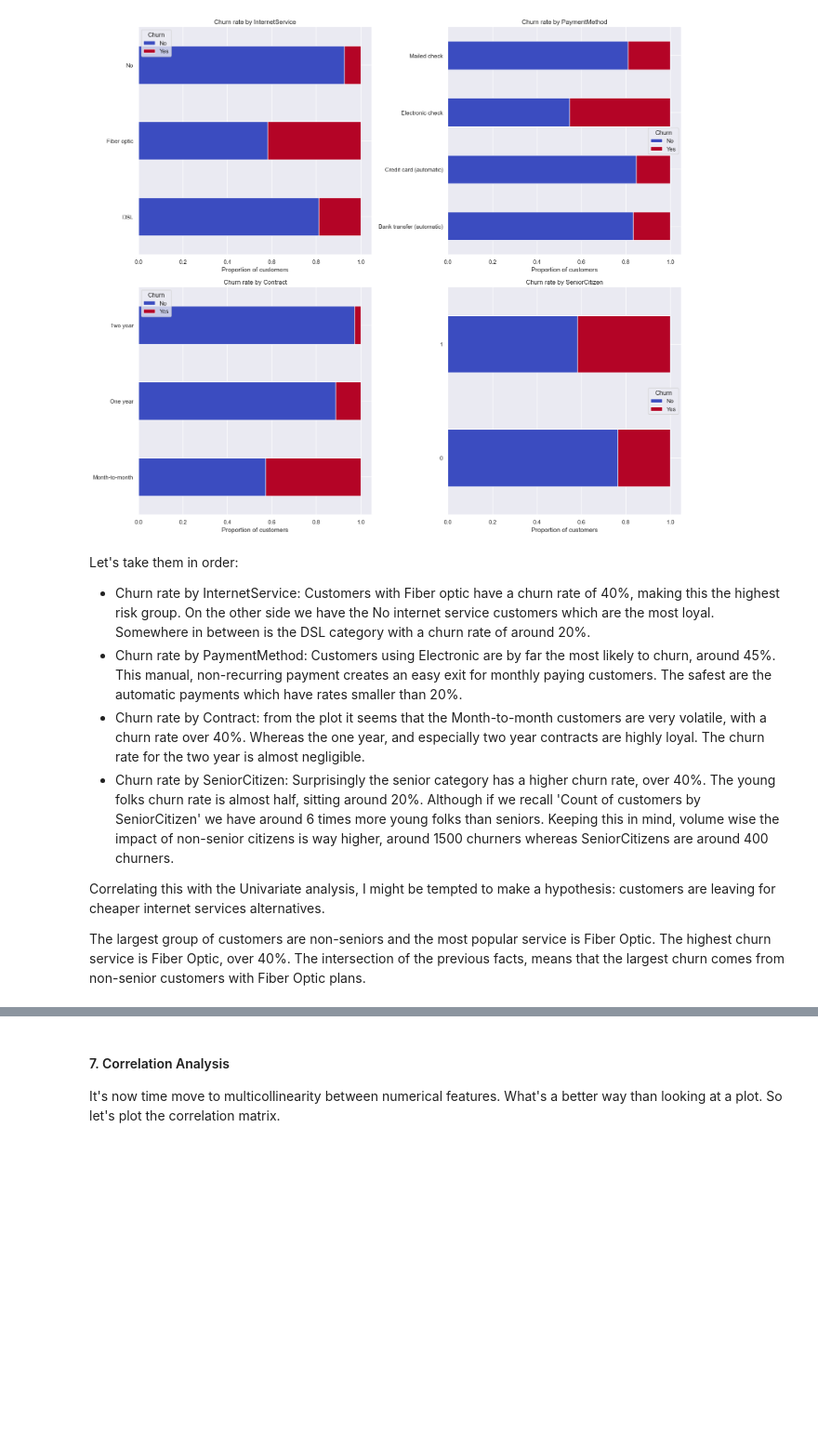
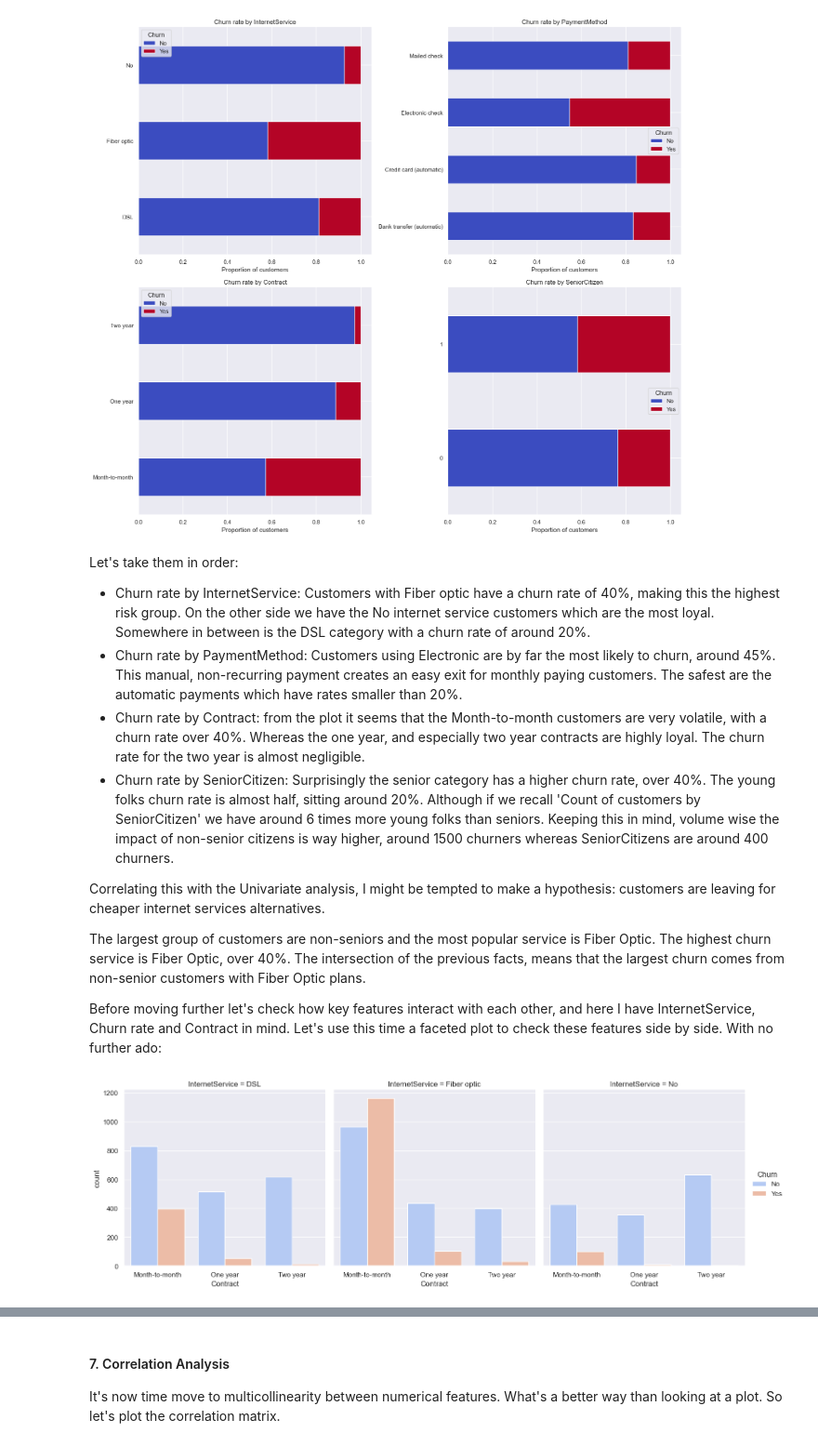
Before and after one commit to RaresPopa22/TelcoCustomerChurn, a Jupyter notebook: notebooks/01_Exploratory_Data_Analysis.ipynb, the cells around one changed output, grey strips where cells are left out. Shown at 93% size. Saved outputs shown, nothing was run; the diff lists cells and outputs as text; code cells hidden in the pictures; blank space fills up the shorter version.

```diff
--- a/notebooks/01_Exploratory_Data_Analysis.ipynb
+++ b/notebooks/01_Exploratory_Data_Analysis.ipynb
@@ -184,3 +209,10 @@ Let's take them in order:
 Correlating this with the Univariate analysis, I might be tempted to make a hypothesis: customers are leaving for cheaper internet services alternatives.
 
 The largest group of customers are non-seniors and the most popular service is Fiber Optic. The highest churn service is Fiber Optic, over 40%. The intersection of the previous facts, means that the largest churn comes from non-senior customers with Fiber Optic plans.
+
+Before moving further let's check how key features interact with each other, and here I have InternetService, Churn rate and Contract in mind. Let's use this time a faceted plot to check these features side by side. With no further ado:
+# %%
+sns.catplot(x='Contract', col='InternetService', hue='Churn', data=data, kind='count', palette='coolwarm')
+plt.show()
+# %% [output]
+[figure, added]
```
Also changed, not shown: parts of 9 cells of this notebook.
